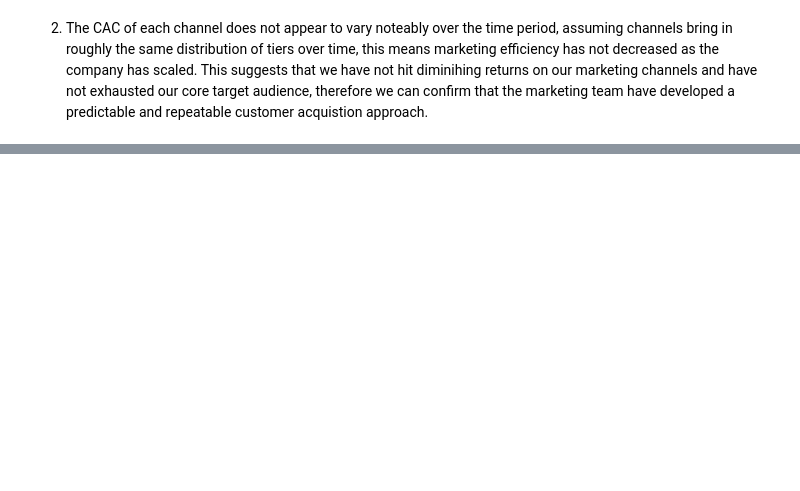
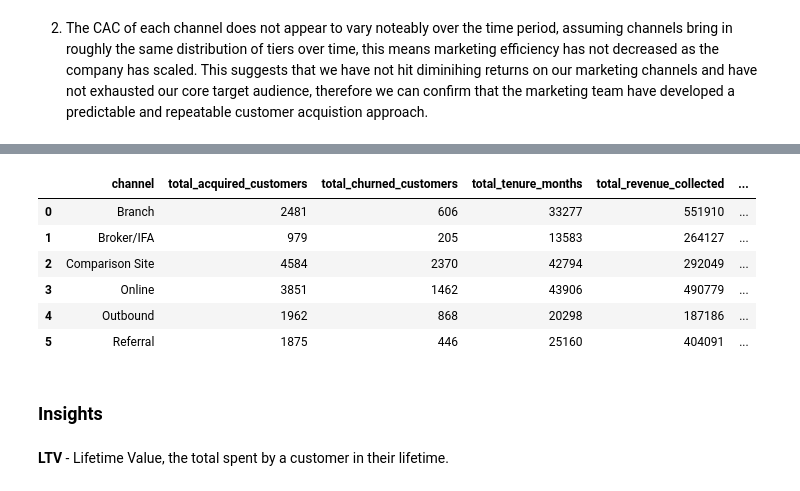
Before and after one commit to geraintmelville/moneycraft_project, a Jupyter notebook: Geraint.ipynb, the cells around one changed output, grey strips where cells are left out. Cells and saved outputs as stored; diff of their text form; code cells hidden in the pictures; blank space fills up the shorter version.

```diff
--- a/Geraint.ipynb
+++ b/Geraint.ipynb
@@ -247,0 +222,10 @@ plt.show()
+# %%
+# 2. Calculate true monthly Churn Rate and ARPU from the SCV ground truth
+# Summing tenure_months gives us the exact total active months lived by customers in that channel
+scv_metrics = scv.groupby('channel').agg(
+    total_acquired_customers=('churned', 'count'),
+    total_churned_customers=('churned', 'sum'),       # Uses the SCV boolean/integer churned flag
+    total_tenure_months=('tenure_months', 'sum'),
+    total_revenue_collected=('total_revenue', 'sum')
+).reset_index()
+scv_metrics.head()
@@ -247,0 +239,32 @@ plt.show()
+# %%
+# Monthly Churn Rate = Total Churned / Total Active Customer-Months
+scv_metrics['monthly_churn_rate'] = scv_metrics['total_churned_customers'] / scv_metrics['total_tenure_months']*100
+# %%
+# Monthly ARPU = Total Revenue Collected / Total Active Customer-Months
+scv_metrics['monthly_arpu'] = scv_metrics['total_revenue_collected'] / scv_metrics['total_tenure_months']
+# %%
+# Calculate Forward-Looking LTV
+# Formula: LTV = ARPU / Monthly Churn Rate
+scv_metrics['forward_looking_ltv'] = scv_metrics['monthly_arpu'] / scv_metrics['monthly_churn_rate']
+# %%
+# 4. Merge with your existing channel_perf DataFrame to bring in your calculated CAC
+# Merging on your channel column to prevent any recalculation of acquisition costs
+channel_metrics = scv_metrics.merge(
+    channel_perf,
+    left_on='channel',
+    right_on='acquisition_channel',
+    how='inner'
+)
+channel_metrics
+# %% [output]
+|  | channel | total_acquired_customers | total_churned_customers | total_tenure_months | total_revenue_collected | ... |
+| 0 | Branch | 2481 | 606 | 33277 | 551910 | ... |
+| 1 | Broker/IFA | 979 | 205 | 13583 | 264127 | ... |
+| 2 | Comparison Site | 4584 | 2370 | 42794 | 292049 | ... |
+| 3 | Online | 3851 | 1462 | 43906 | 490779 | ... |
+| 4 | Outbound | 1962 | 868 | 20298 | 187186 | ... |
+| 5 | Referral | 1875 | 446 | 25160 | 404091 | ... |
+# %% [markdown]
+### Insights
+# %% [markdown]
+**LTV** - Lifetime Value, the total spent by a customer in their lifetime.
```
Also changed, not shown: parts of 22 cells of this notebook, 1 other file.
